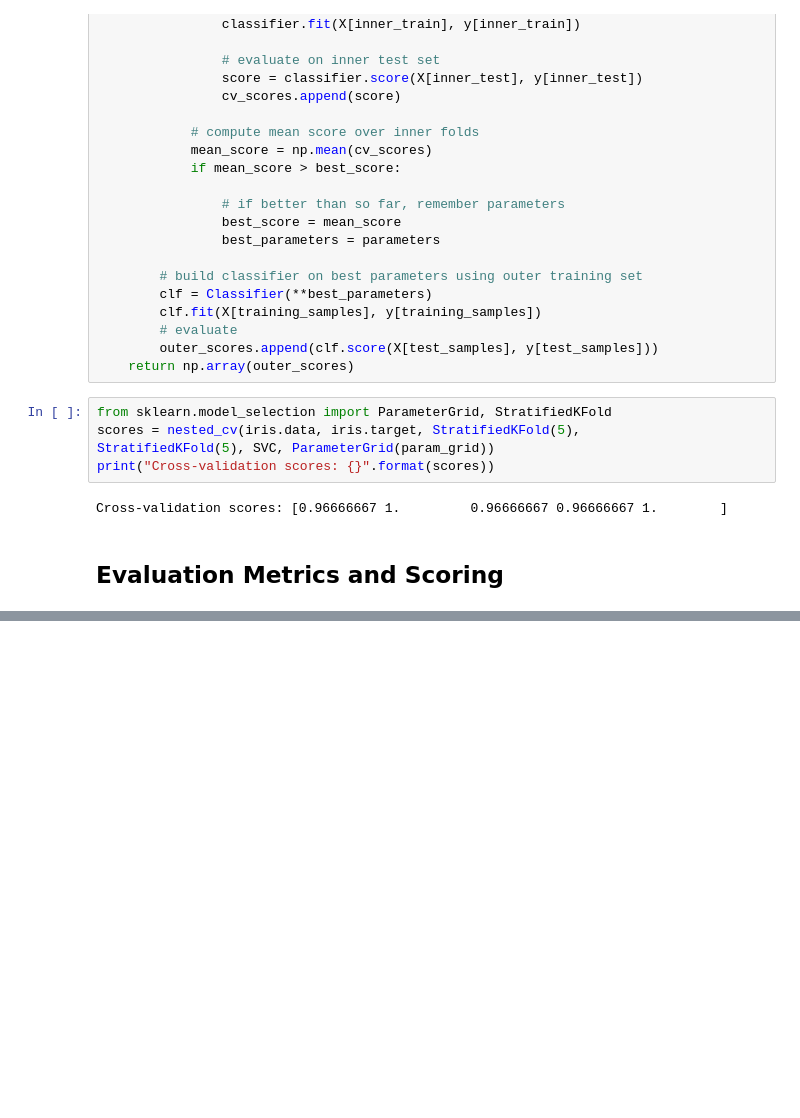
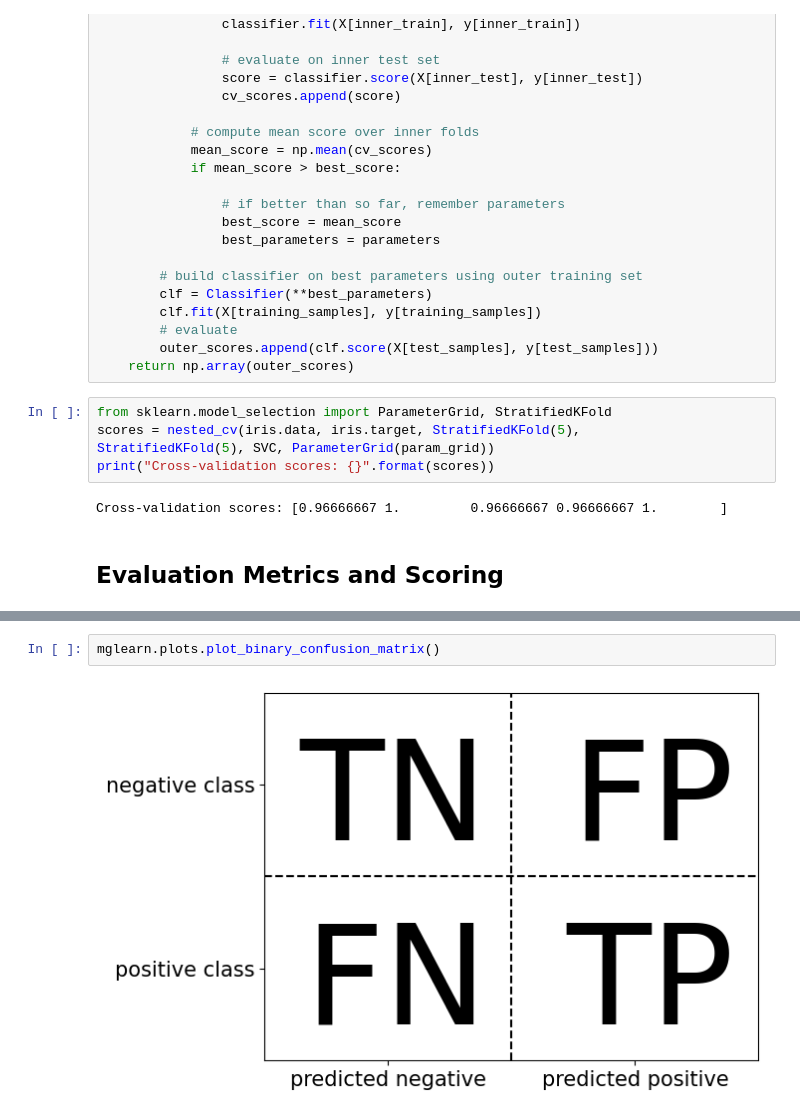
Before and after one commit to DaringUnicorn/intro-to-ml, a Jupyter notebook: chapter 5/Model_Evaluation_and_Improvement.ipynb, the cells around one changed output, grey strips where cells are left out. Saved outputs shown, nothing was run; the diff lists cells and outputs as text; blank space fills up the shorter version.

```diff
--- a/chapter 5/Model_Evaluation_and_Improvement.ipynb
+++ b/chapter 5/Model_Evaluation_and_Improvement.ipynb
@@ -420,0 +476,4 @@ Cross-validation scores: [0.96666667 1.         0.96666667 0.96666667 1.
+# %%
+mglearn.plots.plot_binary_confusion_matrix()
+# %% [output]
+[figure, added]
```
Also changed, not shown: parts of 15 cells of this notebook.
